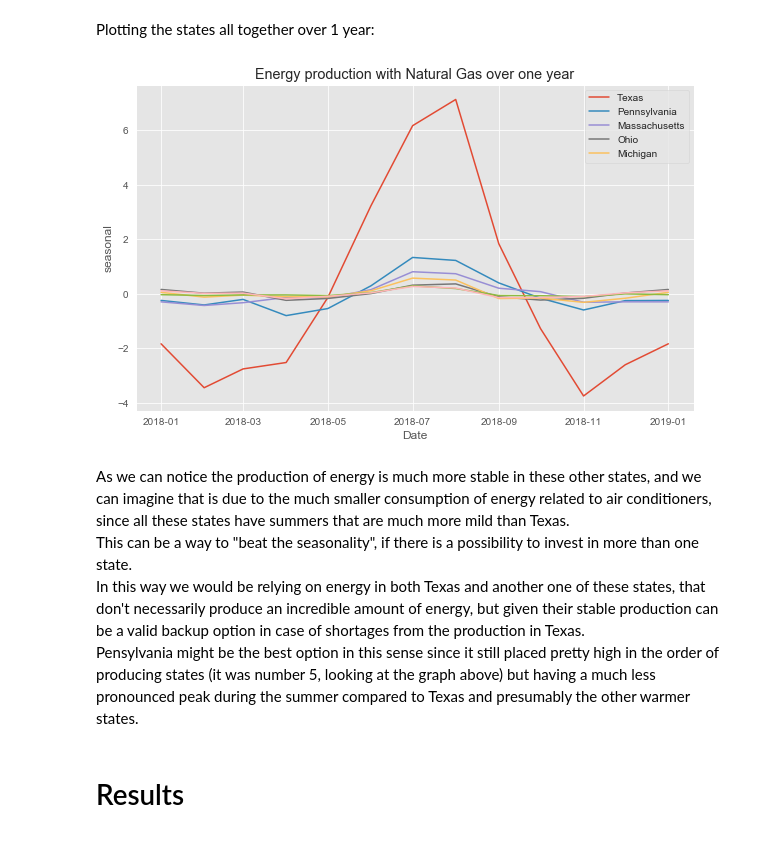
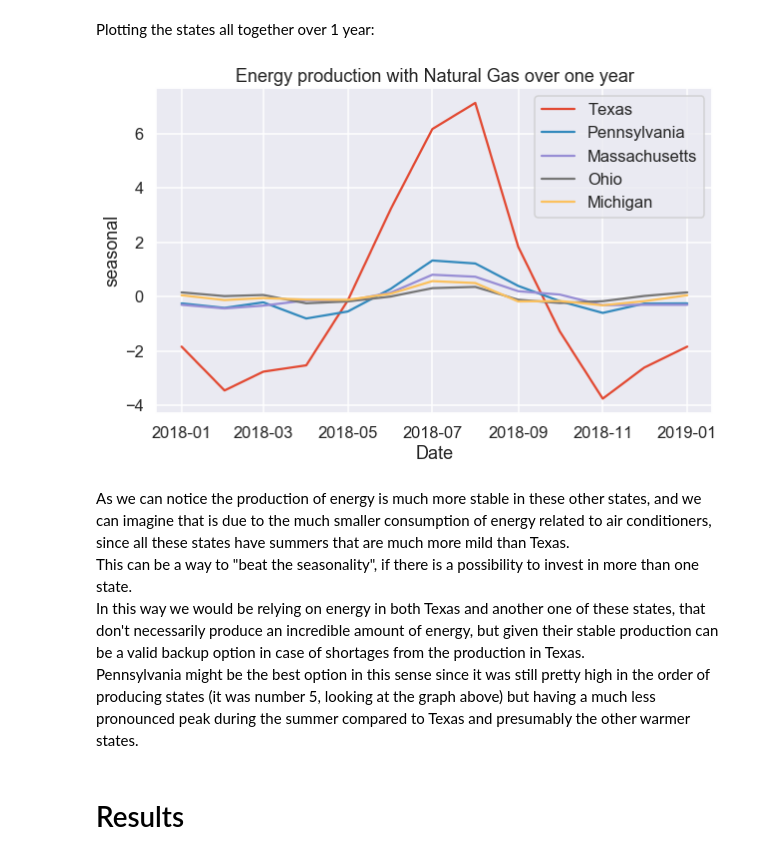
Before and after one commit to MNLKuzmin/USEnergy_Generation, a Jupyter notebook: TimeseriesNotebook.ipynb, the cells around one changed output. Saved outputs shown, nothing was run; the diff lists cells and outputs as text; code cells hidden in the pictures.

```diff
--- a/TimeseriesNotebook.ipynb
+++ b/TimeseriesNotebook.ipynb
@@ -396,7 +396,7 @@ plt.legend(loc='best');
 The sources that have shown to be more interesting, with an upward trend over time are:
  natural gas, wind and solar (which includes thermal and photovoltaic). So let us preview those.
 # %%
-sns.set_context("poster")#paper talk poster
+sns.set_context("talk")
 plt.figure(figsize=(16,10))
 US_nat=US_total.loc[US_total['ENERGY SOURCE']=='Natural Gas']
 sns.lineplot(x=US_nat.index, y=US_nat['Generation (TWh)'], color='green')
@@ -569,6 +568,7 @@ Timestamp('2022-05-01 00:00:00')
 # %% [markdown]
 From here we can see that having performed an 80/20 split for train and test we have the year from January 2018 on as part of the test.
 # %%
+sns.set_context("talk")
 fig, ax = plt.subplots(figsize=(12, 8))
 ax.plot(train, label='train')
 ax.plot(test, label='test')
@@ -2327,22 +2310,20 @@ Plotting the states all together over 1 year:
 # %%
 plt.figure(figsize=(10,6))
 plt.title('Energy production with Natural Gas over one year')
 sns.lineplot(x=yearTX.index,y=yearTX)
 sns.lineplot(x=yearPA.index,y=yearPA)
 sns.lineplot(x=yearMA.index,y=yearMA)
 sns.lineplot(x=yearOH.index,y=yearOH)
 sns.lineplot(x=yearMI.index,y=yearMI)
-sns.lineplot(x=yearMN.index,y=yearMN)
-sns.lineplot(x=yearIN.index,y=yearIN)
 plt.legend(labels=['Texas', 'Pennsylvania', 'Massachusetts', 'Ohio', 'Michigan'])
 plt.xlabel("Date");
 # %% [output]
-[figure, old version]
+[figure, new version]
 # %% [markdown]
 As we can notice the production of energy is much more stable in these other states, and we can imagine that is due to the much smaller consumption of energy related to air conditioners, since all these states have summers that are much more mild than Texas.
 <br>This can be a way to "beat the seasonality", if there is a possibility to invest in more than one state.
 <br>In this way we would be relying on energy in both Texas and another one of these states, that don't necessarily produce an incredible amount of energy, but given their stable production can be a valid backup option in case of shortages from the production in Texas.
-<br>Pensylvania might be the best option in this sense since it still placed pretty high in the order of producing states (it was number 5, looking at the graph above) but having a much less pronounced peak during the summer compared to Texas and presumably the other warmer states.
+<br>Pennsylvania might be the best option in this sense since it was still pretty high in the order of producing states (it was number 5, looking at the graph above) but having a much less pronounced peak during the summer compared to Texas and presumably the other warmer states.
 # %% [markdown]
 # Results <a id='Resu'></a>
 # %% [markdown]
```
Also changed, not shown: parts of 89 cells of this notebook, 1 other file.
